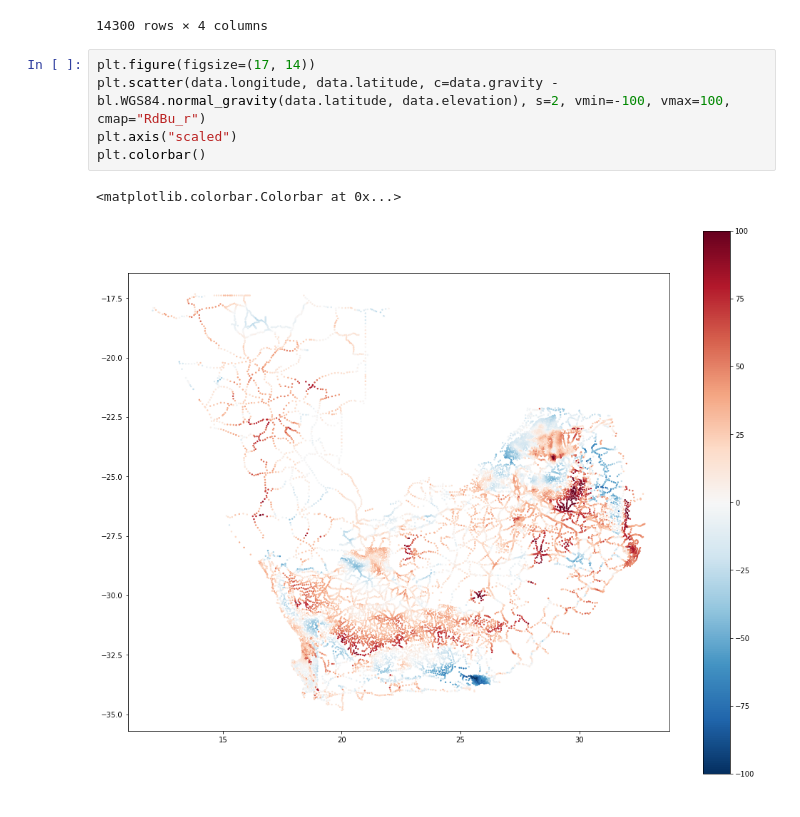
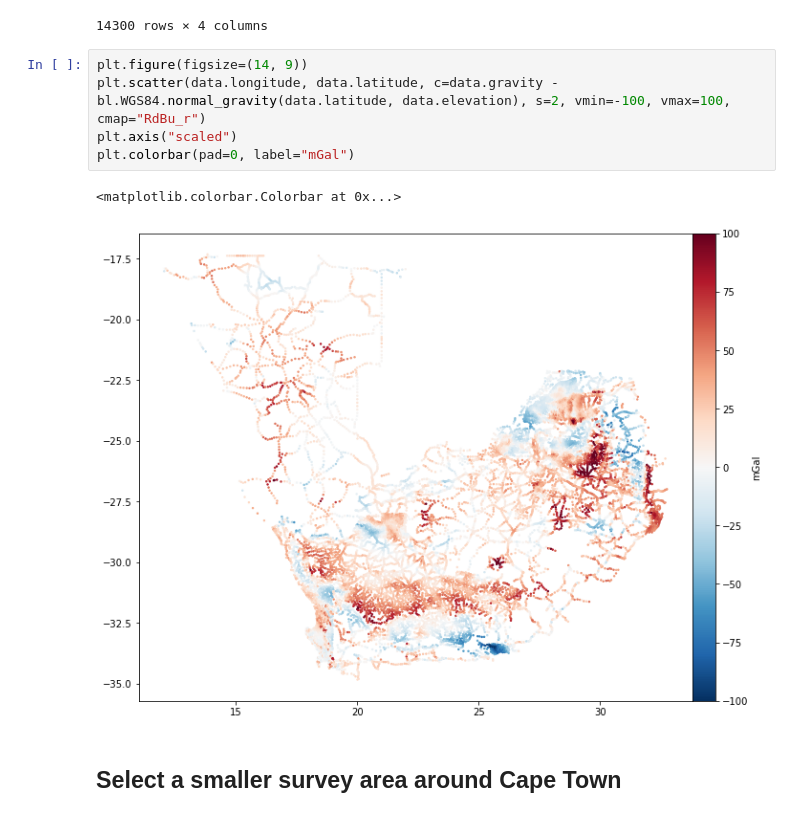
Before and after one commit to leouieda/gravity-processing, a Jupyter notebook: code/prepare-synthetic-data.ipynb, the cells around one changed output. Saved outputs shown, nothing was run; the diff lists cells and outputs as text.

```diff
--- a/code/prepare-synthetic-data.ipynb
+++ b/code/prepare-synthetic-data.ipynb
@@ -30,11 +36,13 @@ data
 | 14558 | -17.94166 | 21.98333 | 1022.6 | 978211.38 |
 14300 rows × 4 columns
 # %%
-plt.figure(figsize=(17, 14))
+plt.figure(figsize=(14, 9))
 plt.scatter(data.longitude, data.latitude, c=data.gravity - bl.WGS84.normal_gravity(data.latitude, data.elevation), s=2, vmin=-100, vmax=100, cmap="RdBu_r")
 plt.axis("scaled")
-plt.colorbar()
+plt.colorbar(pad=0, label="mGal")
 # %% [output]
 <matplotlib.colorbar.Colorbar at 0x...>
-[figure, old version]
+[figure, new version]
+# %% [markdown]
+## Select a smaller survey area around Cape Town
 # %%
```
Also changed, not shown: parts of 11 cells of this notebook.
